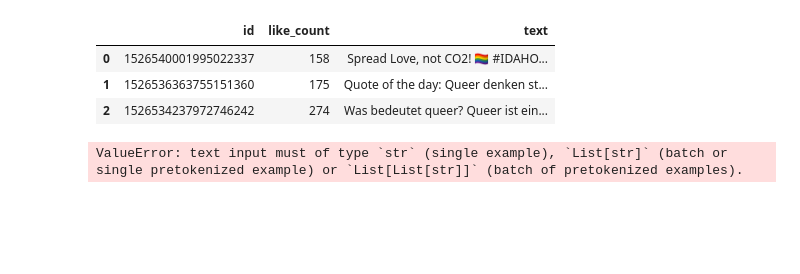
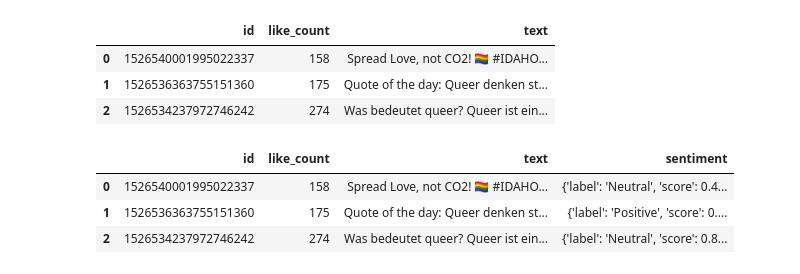
Before and after one commit to romanbreyer/COIN-Project, a Jupyter notebook: jupyter/Sentiment.ipynb, the cells around one changed output. Cells and saved outputs as stored; diff of their text form; code cells hidden in the pictures; blank space fills up the shorter version.

Commit message:
Sentiment update

```diff
--- a/jupyter/Sentiment.ipynb
+++ b/jupyter/Sentiment.ipynb
@@ -58,6 +58,9 @@ df
 #df["text"] = re.sub(r"www.\S+","", df["text"])
 # %%
 #New Collumn Sentiment
-df.assign(sentiment = sentiment_task(df["text"]))
+df.assign(sentiment = sentiment_task(df["text"].to_list()))
 # %% [output]
-ValueError: text input must of type `str` (single example), `List[str]` (batch or single pretokenized example) or `List[List[str]]` (batch of pretokenized examples).
+|  | id | like_count | text | sentiment |
+| 0 | 1526540001995022337 | 158 | Spread Love, not CO2! 🏳️‍🌈 #IDAHO... | {'label': 'Neutral', 'score': 0.4... |
+| 1 | 1526536363755151360 | 175 | Quote of the day: Queer denken st... | {'label': 'Positive', 'score': 0.... |
+| 2 | 1526534237972746242 | 274 | Was bedeutet queer? Queer ist ein... | {'label': 'Neutral', 'score': 0.8... |
```
Also changed, not shown: parts of 2 cells of this notebook, 1 other file.
